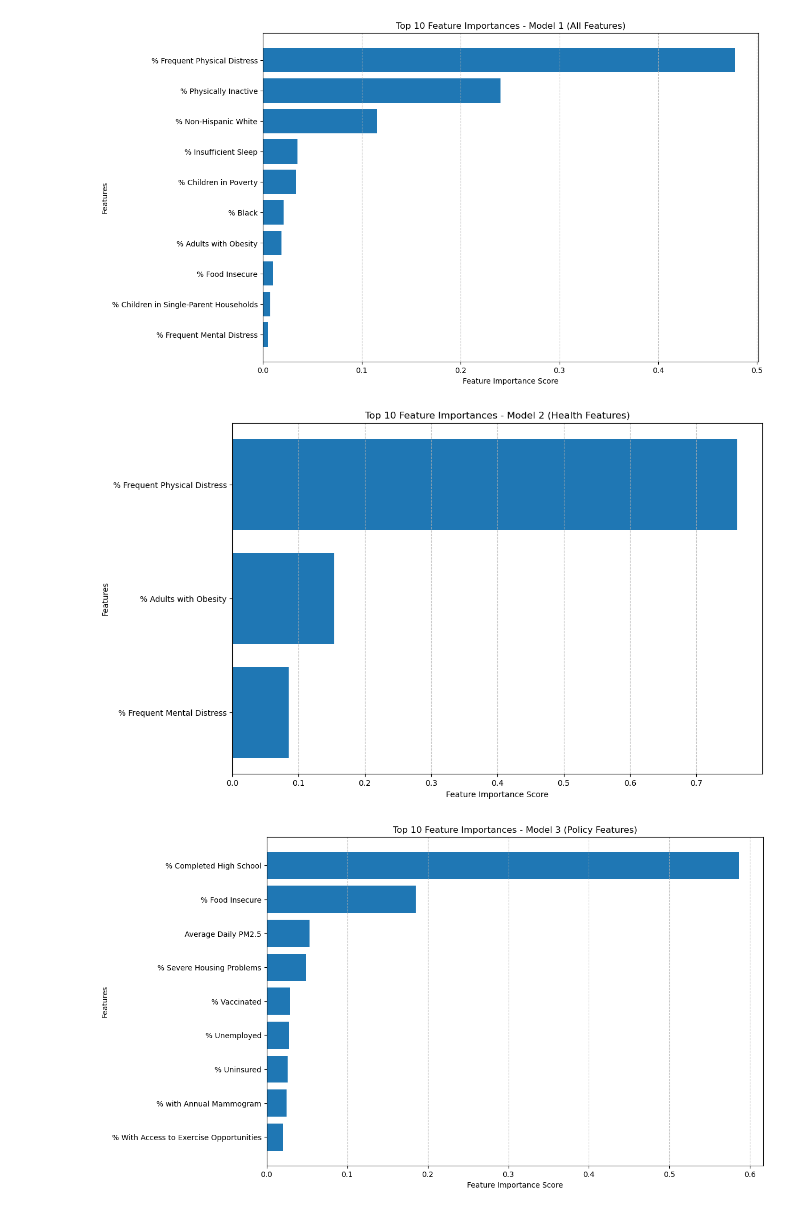
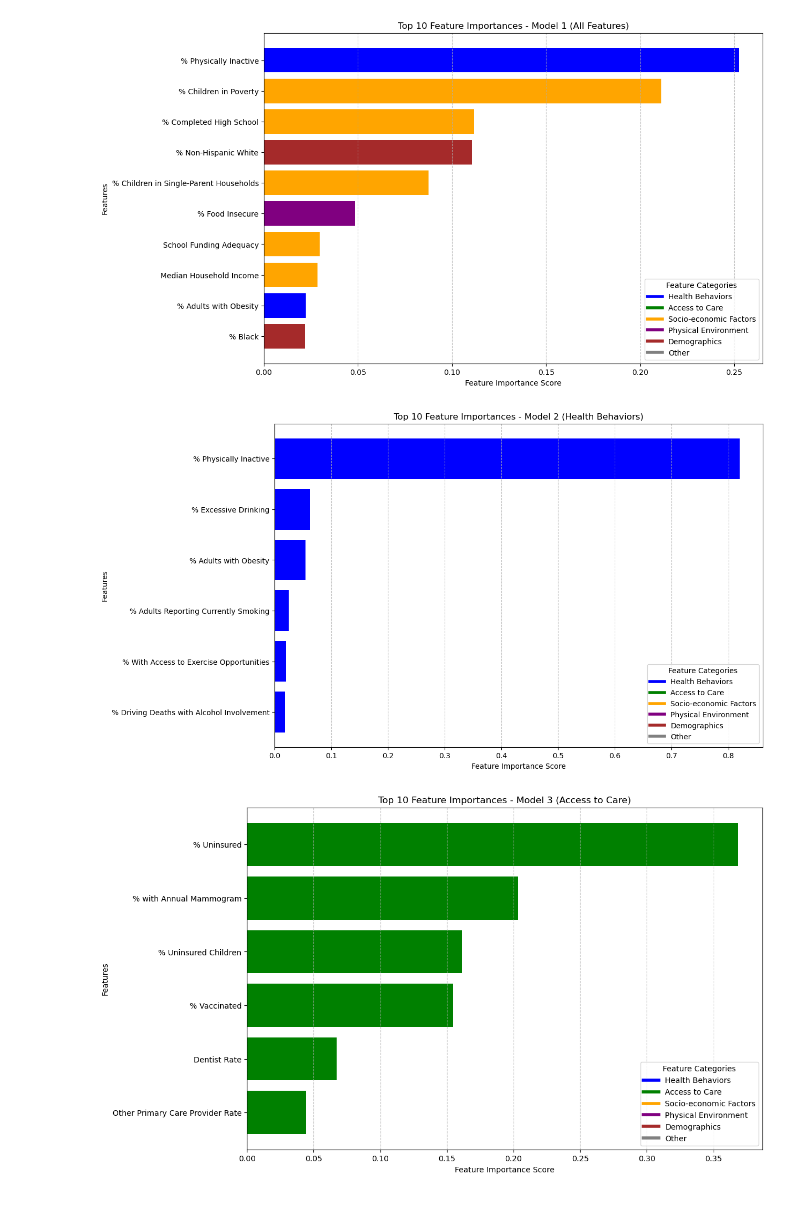
Before and after one commit to nedgren/Health-Insights, a Jupyter notebook: modeling/shravan_modeling_subset-of-features.ipynb, the cells around one changed output. Drawn from its saved outputs; the diff is of its cells as text; code cells hidden in the pictures.

```diff
--- a/modeling/shravan_modeling_subset-of-features.ipynb
+++ b/modeling/shravan_modeling_subset-of-features.ipynb
@@ -110,10 +226,0 @@ lifestyle_features = ['% Physically Inactive', '% Excessive Drinking',
-# %%
-# Filter out non-numeric features
-numeric_train_data = train_data.select_dtypes(include=[np.number])
-numeric_val_data = val_data.select_dtypes(include=[np.number])
-
-all_features = [col for col in numeric_train_data.columns if col != target]
-health_features_filtered = [f for f in health_features if f in numeric_train_data.columns]
-policy_features_filtered = [f for f in policy_features if f in numeric_train_data.columns]
-demographic_features_filtered = [f for f in demographic_features if f in numeric_train_data.columns]
-lifestyle_features_filtered = [f for f in lifestyle_features if f in numeric_train_data.columns]
@@ -206,27 +350,59 @@ print(all_features)
 # %%
+# Define colors for feature categories
+category_colors = {
+    "Health Behaviors": "blue",
+    "Access to Care": "green",
+    "Socio-economic Factors": "orange",
+    "Physical Environment": "purple",
+    "Demographics": "brown",
+    "Other": "gray"  # Default color for unmapped features
+}
+
+# Mapping features to their categories
+feature_categories = {
+    **{feature: "Health Behaviors" for feature in health_behaviors_features},
+    **{feature: "Access to Care" for feature in access_to_care_features},
+    **{feature: "Socio-economic Factors" for feature in socio_economic_features},
+    **{feature: "Physical Environment" for feature in physical_environment_features},
+    **{feature: "Demographics" for feature in demographics_features}
+}
+
 # Plot feature importances for all models
 for model_name, model in models.items():
+    # Match the feature set to the model
     feature_set = {
         "Model 1 (All Features)": all_features,
-        "Model 2 (Health Features)": health_features_filtered,
-        "Model 3 (Policy Features)": policy_features_filtered,
-        "Model 4 (Demographic Features)": demographic_features_filtered,
-        "Model 5 (Lifestyle Features)": lifestyle_features_filtered
+        "Model 2 (Health Behaviors)": health_behaviors_features,
+        "Model 3 (Access to Care)": access_to_care_features,
+        "Model 4 (Socio-economic Factors)": socio_economic_features,
+        "Model 5 (Physical Environment)": physical_environment_features,
+        "Model 6 (Demographics)": demographics_features
     }[model_name]
 
     importances = model.feature_importances_
     indices = np.argsort(importances)[::-1]
     sorted_features = [feature_set[i] for i in indices]
+    sorted_importances = importances[indices]
 
+    # Assign colors to the features
+    sorted_colors = [
+        category_colors.get(feature_categories.get(feature, "Other"), "gray")
+        for feature in sorted_features
+    ]
+
+    # Plot top 10 feature importances
     plt.figure(figsize=(12, 8))
-    plt.barh(sorted_features[:10], importances[indices[:10]], align='center')
+    plt.barh(sorted_features[:10], sorted_importances[:10], align='center', color=sorted_colors[:10])
     plt.title(f"Top 10 Feature Importances - {model_name}")
     plt.xlabel("Feature Importance Score")
     plt.ylabel("Features")
     plt.gca().invert_yaxis()
     plt.grid(axis='x', linestyle='--', alpha=0.7)
+    plt.legend(handles=[plt.Line2D([0], [0], color=color, lw=4, label=label)
+                        for label, color in category_colors.items()],
+               title="Feature Categories")
     plt.show()
 # %% [output]
-[figure, old version]
+[figure, new version]
-[figure, old version]
+[figure, new version]
-[figure, old version]
+[figure, new version]
```
Also changed, not shown: parts of 20 cells of this notebook.
